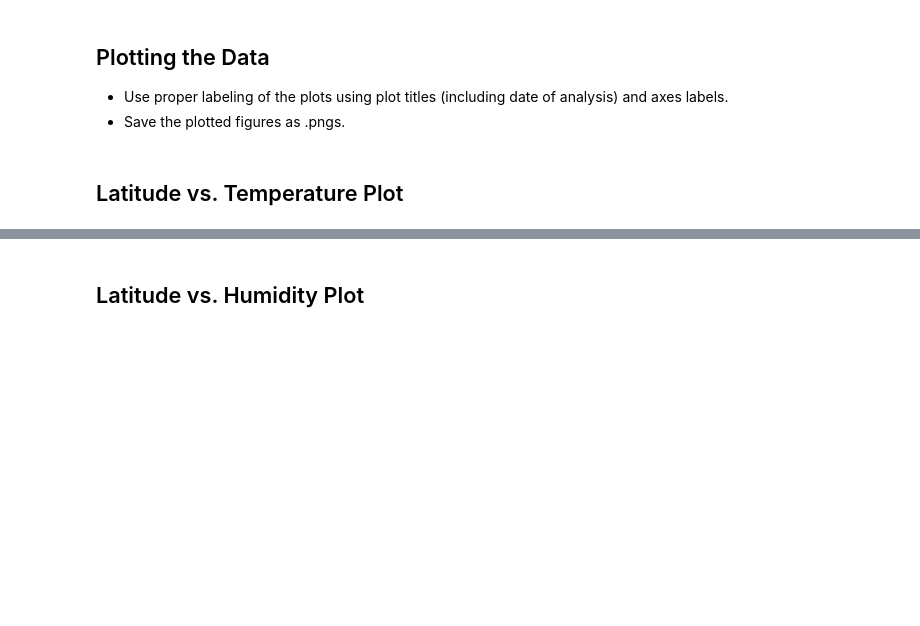
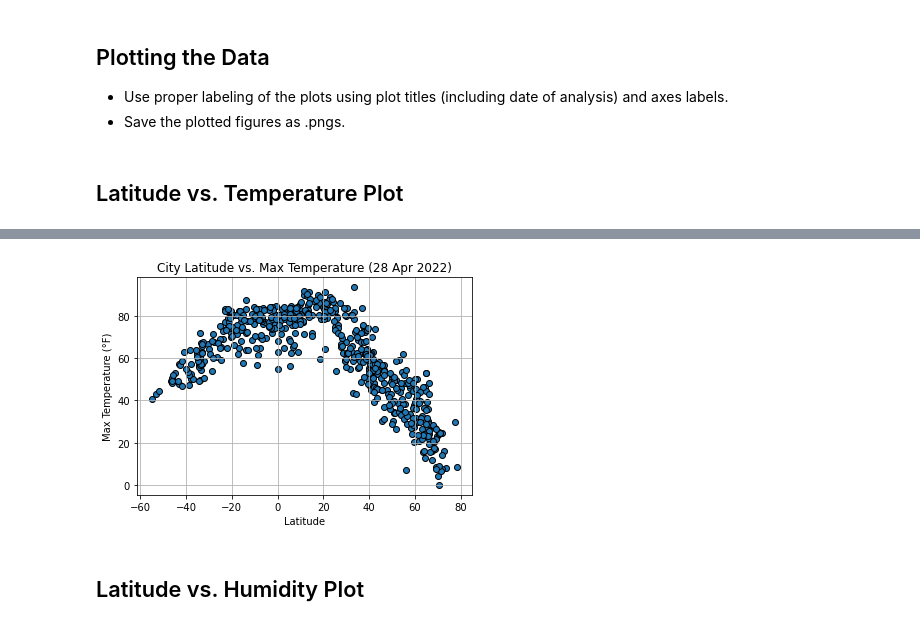
Before and after one commit to RL-Lane/python-api-challenge, a Jupyter notebook: WeatherPy.ipynb, the cells around one changed output, grey strips where cells are left out. Cells and saved outputs as stored; diff of their text form; code cells hidden in the pictures; blank space fills up the shorter version.

```diff
--- a/WeatherPy.ipynb
+++ b/WeatherPy.ipynb
@@ -160,3 +162,7 @@ Cleaned # of cities: 586
 * Display the DataFrame
 # %%
 cities_cleaned_df.to_csv("Resources/cities_weather.csv", encoding="utf-8", index=False, header=True)
+# %%
+# Reading file to pick up where I left off.
+cities_cleaned_df = pd.read_csv("Resources/cities_weather.csv", encoding='utf-8')
+cities_cleaned_df.head()
@@ -224,2 +210,11 @@ Int64Index([], dtype='int64')
+# %%
+plt.scatter(cities_cleaned_df['Lat'], cities_cleaned_df['Max Temp'], marker = 'o', edgecolors='black')
+plt.xlabel('Latitude')
+plt.ylabel('Max Temperature (°F)')
+plt.title("City Latitude vs. Max Temperature (28 Apr 2022)")
+plt.grid()
+plt.show()
+# %% [output]
+[figure, added]
 # %% [markdown]
 ## Latitude vs. Humidity Plot
```
Also changed, not shown: parts of 30 cells of this notebook, 20 other files.
